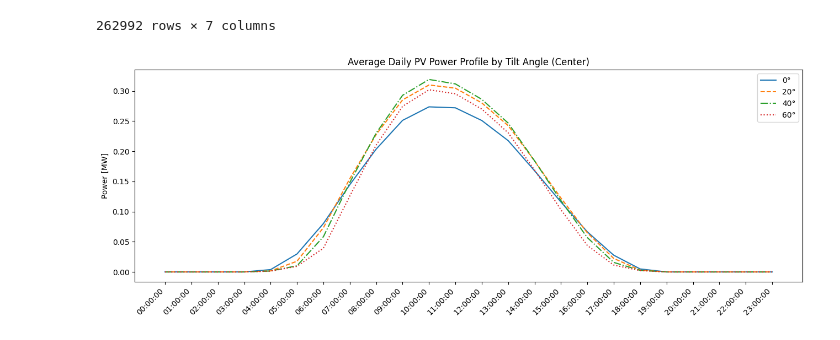
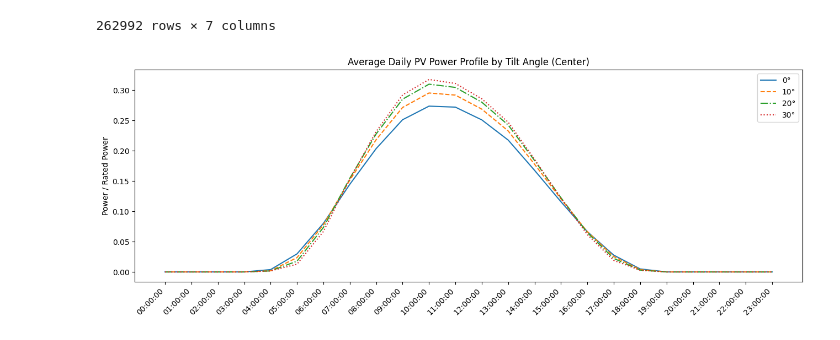
Before and after one commit to Lakim17/SERTS, a Jupyter notebook: pv_batt_opt.ipynb, the cells around one changed output. Cells and saved outputs as stored; diff of their text form; code cells hidden in the pictures.

Commit message:
Average_Daily_PV_Power_Profile_by_Tilt_Angle added

```diff
--- a/pv_batt_opt.ipynb
+++ b/pv_batt_opt.ipynb
@@ -751,19 +751,19 @@ display(df_pv_power)
 # %%
 # -- visualization of average power course over the day for different tilt angles
 df_pv_power_avg_day = df_pv_power.groupby(df_pv_power.index.time).mean()
 x = df_pv_power_avg_day.index.astype(str)
 linestyles = ["-", "--", "-.", ":"]
 plt.figure(figsize=(13,5))
 for i, tilt in enumerate(list_str_tilt):
-    if (int(tilt[:-1]) % 20 == 0) or (int(tilt[:-1]) == 0): # int(tilt[:-1]) <= 30: #
-        plt.plot(x, df_pv_power_avg_day.loc[:, tilt] / 1e6, label=tilt, linestyle=linestyles[int(i/2)]) # [i]) #
+    if int(tilt[:-1]) <= 30: # (int(tilt[:-1]) % 20 == 0) or (int(tilt[:-1]) == 0): #
+        plt.plot(x, df_pv_power_avg_day.loc[:, tilt] / 1e6, label=tilt, linestyle=linestyles[i]) # [int(i/2)]) #
 
 plt.title(f"Average Daily PV Power Profile by Tilt Angle ({list_str_location[i_location]})")
-plt.ylabel("Power [MW]")
+plt.ylabel("Power / Rated Power")
 plt.xticks(rotation=45, ha="right")
 plt.legend()
 plt.tight_layout()
-plt.savefig("z_figures/Average_Daily_PV_Power_Profile_by_Tilt_Angle_0_20_40_60.png") # _0_10_20_30.png") #
+plt.savefig("z_figures/Average_Daily_PV_Power_Profile_by_Tilt_Angle_0_10_20_30.png") # _0_20_40_60.png") #
 plt.show()
 # %% [output]
-[figure, old version]
+[figure, new version]
```
Also changed, not shown: 2 other files.
